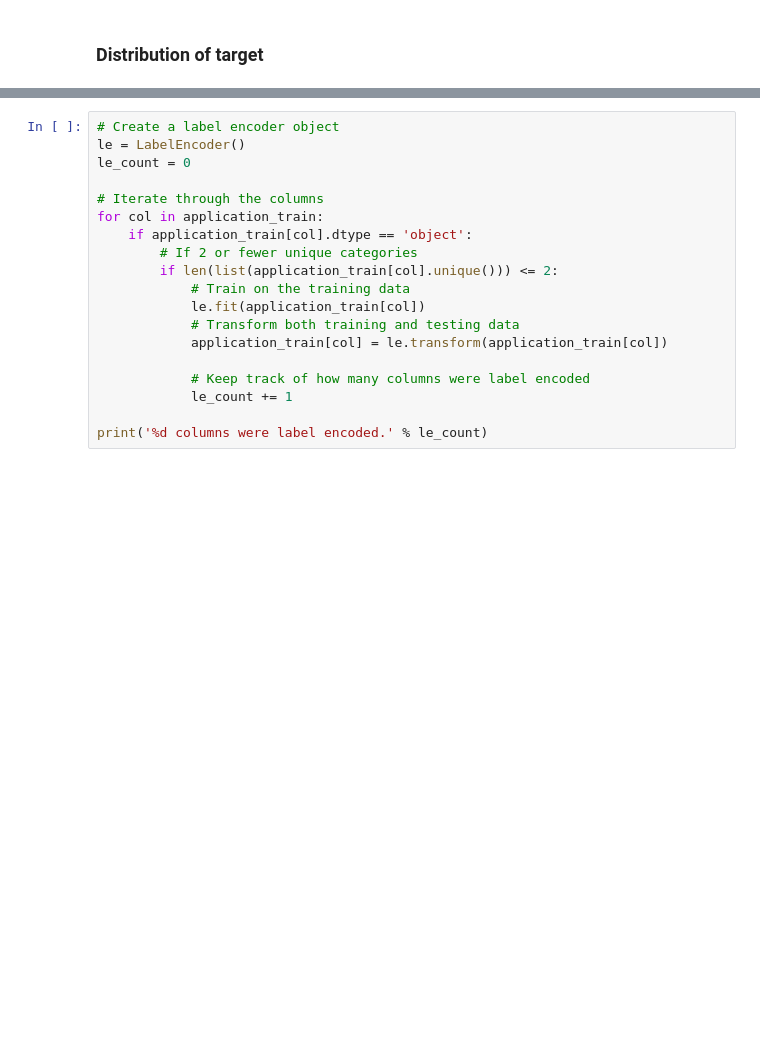
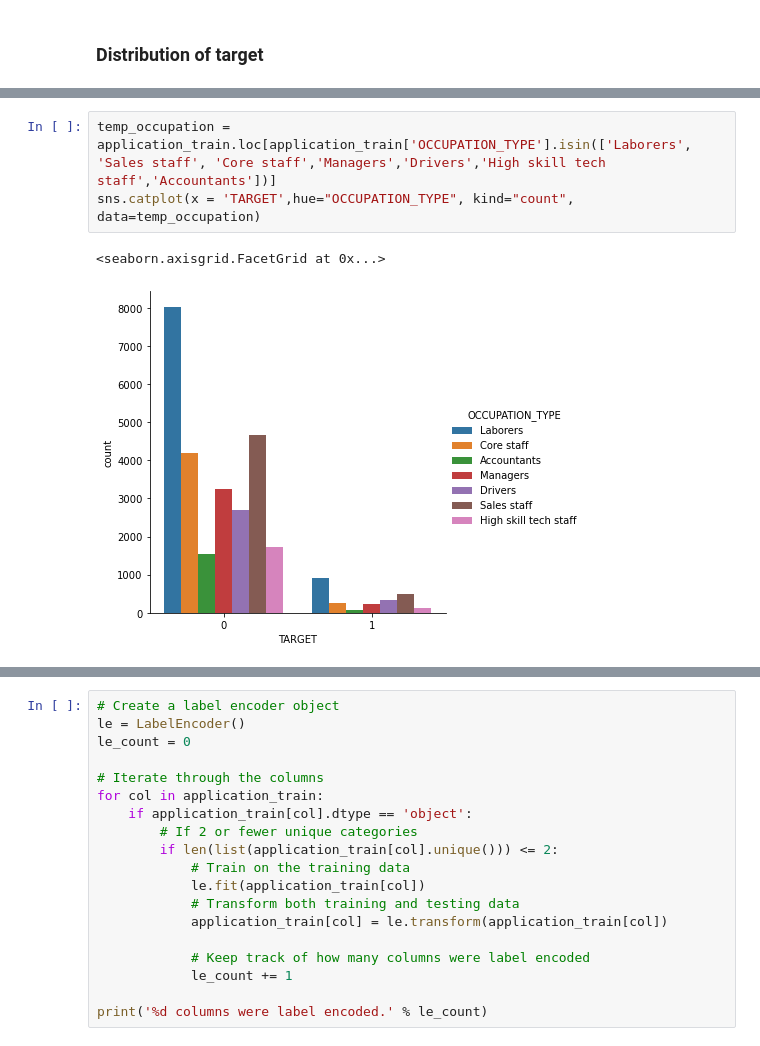
Before and after one commit to vamshi-kb/HomeCreditDefaultRisk, a Jupyter notebook: HomeloanDefaultRisk.ipynb, the cells around one changed output, grey strips where cells are left out. Drawn from its saved outputs; the diff is of its cells as text; blank space fills up the shorter version.

```diff
--- a/HomeloanDefaultRisk.ipynb
+++ b/HomeloanDefaultRisk.ipynb
@@ -93,0 +150,6 @@ plt.show()
+# %%
+temp_occupation = application_train.loc[application_train['OCCUPATION_TYPE'].isin(['Laborers', 'Sales staff', 'Core staff','Managers','Drivers','High skill tech staff','Accountants'])]
+sns.catplot(x = 'TARGET',hue="OCCUPATION_TYPE", kind="count", data=temp_occupation)
+# %% [output]
+<seaborn.axisgrid.FacetGrid at 0x...>
+[figure, added]
```
Also changed, not shown: parts of 34 cells of this notebook.
